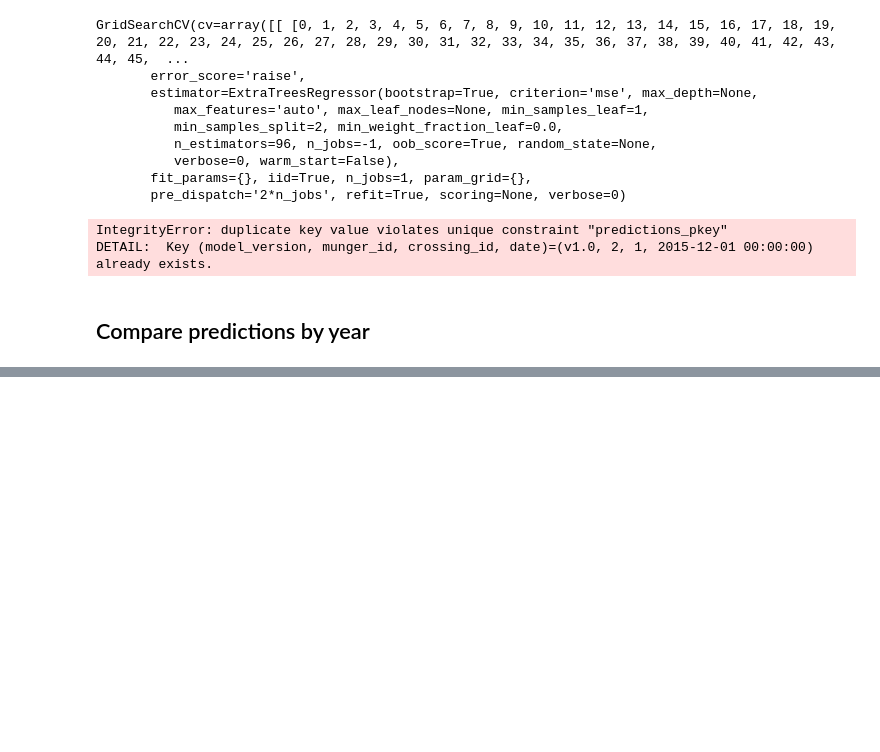
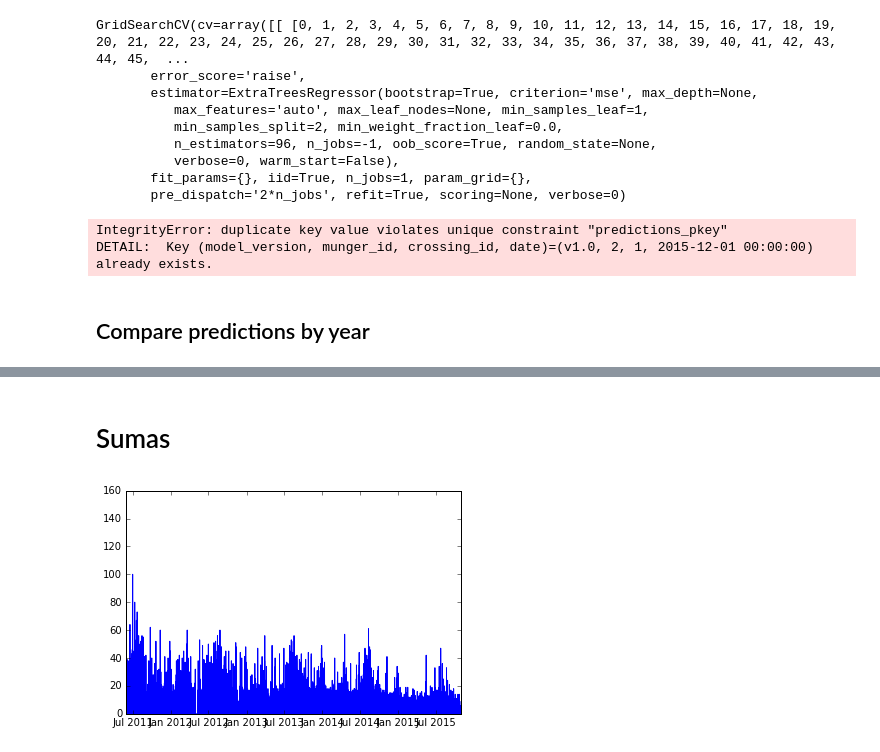
Before and after one commit to jngseattle/BorderCrossing, a Jupyter notebook: code/Model-v1.0-Southbound.ipynb, the cells around one changed output, grey strips where cells are left out. Saved outputs shown, nothing was run; the diff lists cells and outputs as text; code cells hidden in the pictures; blank space fills up the shorter version.

```diff
--- a/code/Model-v1.0-Southbound.ipynb
+++ b/code/Model-v1.0-Southbound.ipynb
@@ -105,0 +173,7 @@ Ensemble :  0.192092858751
+# %% [markdown]
+# Sumas
+# %%
+df = select_mungedata(2, 20, '2011-6-1')
+plt.plot(df.set_index('date').waittime);
+# %% [output]
+[figure, added]
```
Also changed, not shown: parts of 19 cells of this notebook, 1 other file.
